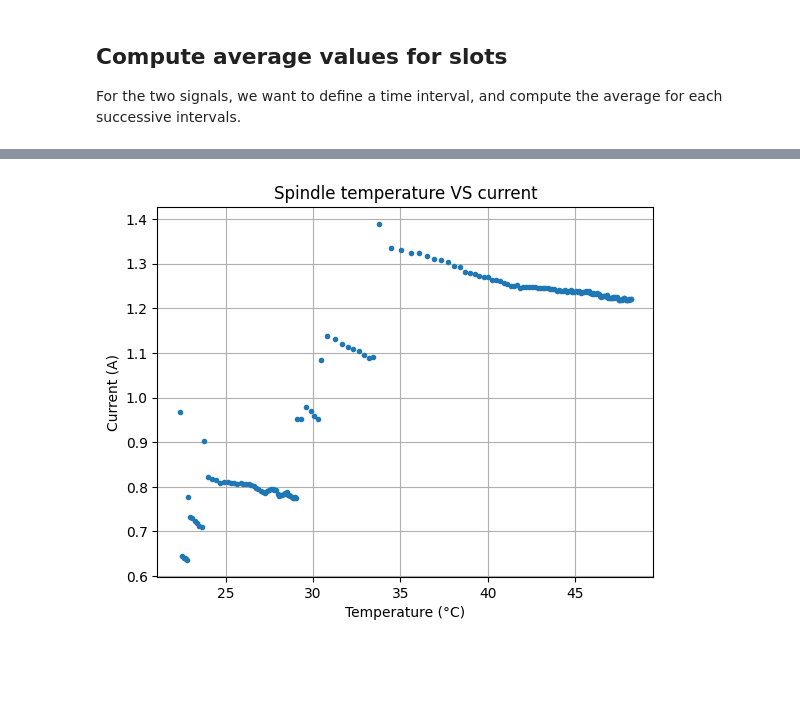
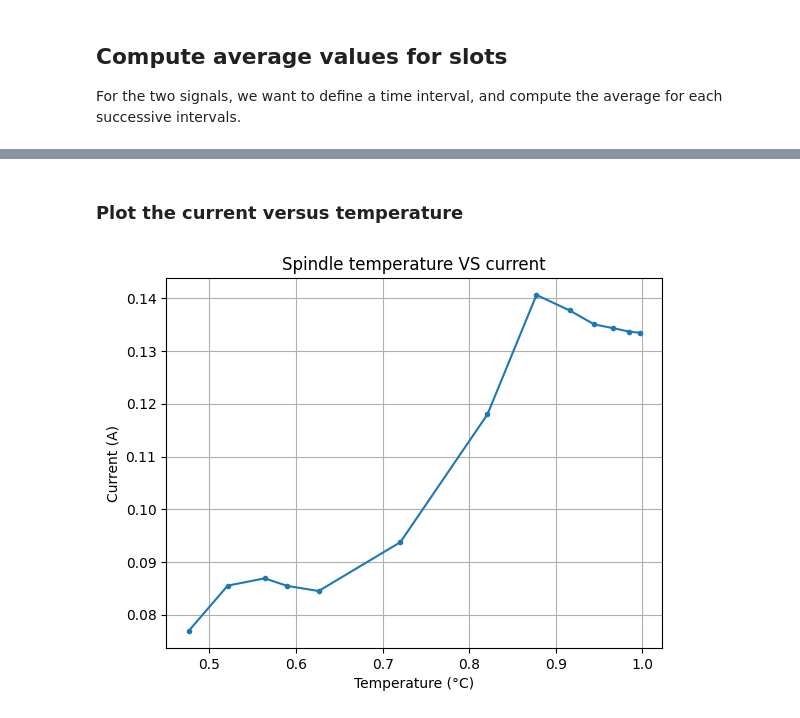
Before and after one commit to opatiny/predictiveMaintenance, a Jupyter notebook: src/notebooks/spindleCurrentVsTemperature.ipynb, the cells around one changed output, grey strips where cells are left out. Saved outputs shown, nothing was run; the diff lists cells and outputs as text; code cells hidden in the pictures; blank space fills up the shorter version.

```diff
--- a/src/notebooks/spindleCurrentVsTemperature.ipynb
+++ b/src/notebooks/spindleCurrentVsTemperature.ipynb
@@ -28,5 +28,6 @@ current = "stSigAxCurrentS.csv"
 tempPath = current_folder + "/" + folderPath + temperature
 currentPath = current_folder + "/" + folderPath + current
 
-temperatureData = getFormattedSignalData(tempPath)
-currentData = getFormattedSignalData(currentPath)
+
+temperatureData = getFormattedSignalData(tempPath, normalize=True, debug=True)
+currentData = getFormattedSignalData(currentPath, normalize=True, debug=True)
@@ -52,11 +73,16 @@ For the two signals, we want to define a time interval, and compute the average
 # %%
 import pandas as pd
 
-def computeSlotsAverage(signal: pd.DataFrame) -> pd.DataFrame:
+def computeSlotsAverage(signal: pd.DataFrame, dt: float = 10) -> pd.DataFrame:
     """
     Compute the average of the signal in each slot.
+
+    Parameters
+    ----------
+    signal (pd.DataFrame): The signal to process. It must have a "timeSeconds" column.
+    dt (float, optional): The duration of each slot in seconds.
     """
-    signal["slot"] = signal["timeSeconds"] // 10
+    signal["slot"] = signal["timeSeconds"] // dt
     return signal.groupby("slot").mean()
 
 
@@ -70,0 +94,19 @@ slot
+# %%
+# apply the function to the temperature and current data
+dt = 100 # seconds
+
+temperatureSlots = computeSlotsAverage(temperatureData, dt)
+currentSlots = computeSlotsAverage(currentData, dt)
+
+# plot data versus time
+plt.plot(
+    temperatureSlots.loc[:, "timeSeconds"], temperatureSlots.loc[:, "value"], "o-", markersize=3)
+
+plt.plot(
+    currentSlots.loc[:, "timeSeconds"], currentSlots.loc[:, "value"], "o-", markersize=3)
+plt.xlabel("Time (s)")
+plt.ylabel("Temperature (°C) / Current (A)")
+plt.legend(["Temperature", "Current"])
+plt.title("Spindle temperature and current with slots average of " + str(dt) + " seconds")
+plt.grid()
+plt.show()
@@ -71,14 +115,13 @@ slot
+# %% [markdown]
+### Plot the current versus temperature
 # %%
-# apply the function to the temperature and current data
-temperatureSlots = computeSlotsAverage(temperatureData)
-currentSlots = computeSlotsAverage(currentData)
-
+# plot current versus temperature
 plt.plot(
-    temperatureSlots.loc[:, "value"], currentSlots.loc[:, "value"], "o", markersize=3)
+    temperatureSlots.loc[:, "value"], currentSlots.loc[:, "value"], "-o", markersize=3)
 plt.xlabel("Temperature (°C)")
 plt.ylabel("Current (A)")
 plt.title("Spindle temperature VS current")
 plt.grid()
 plt.show()
 # %% [output]
-[figure, old version]
+[figure, new version]
```
Also changed, not shown: parts of 5 cells of this notebook, 5 other files.
